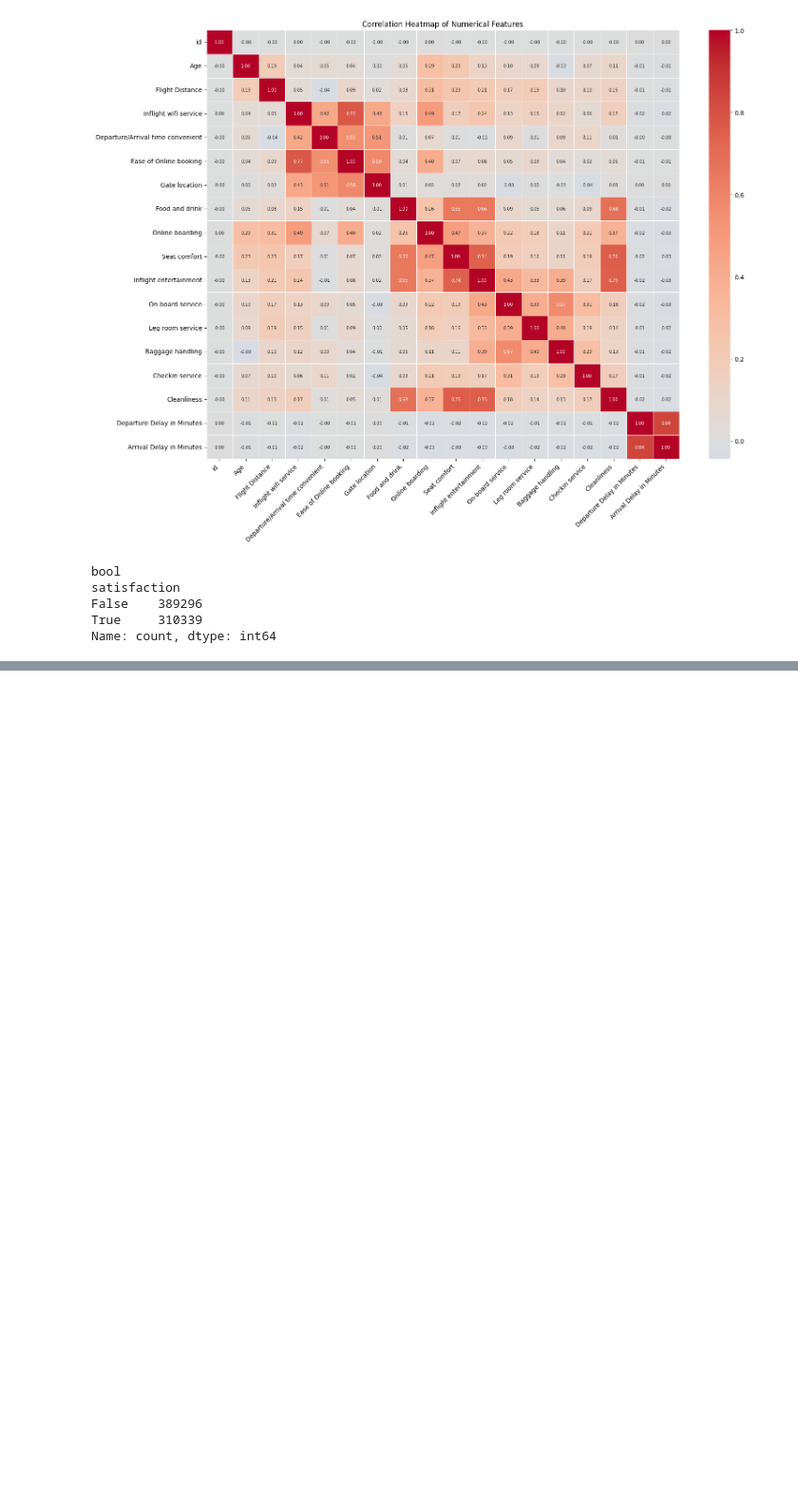
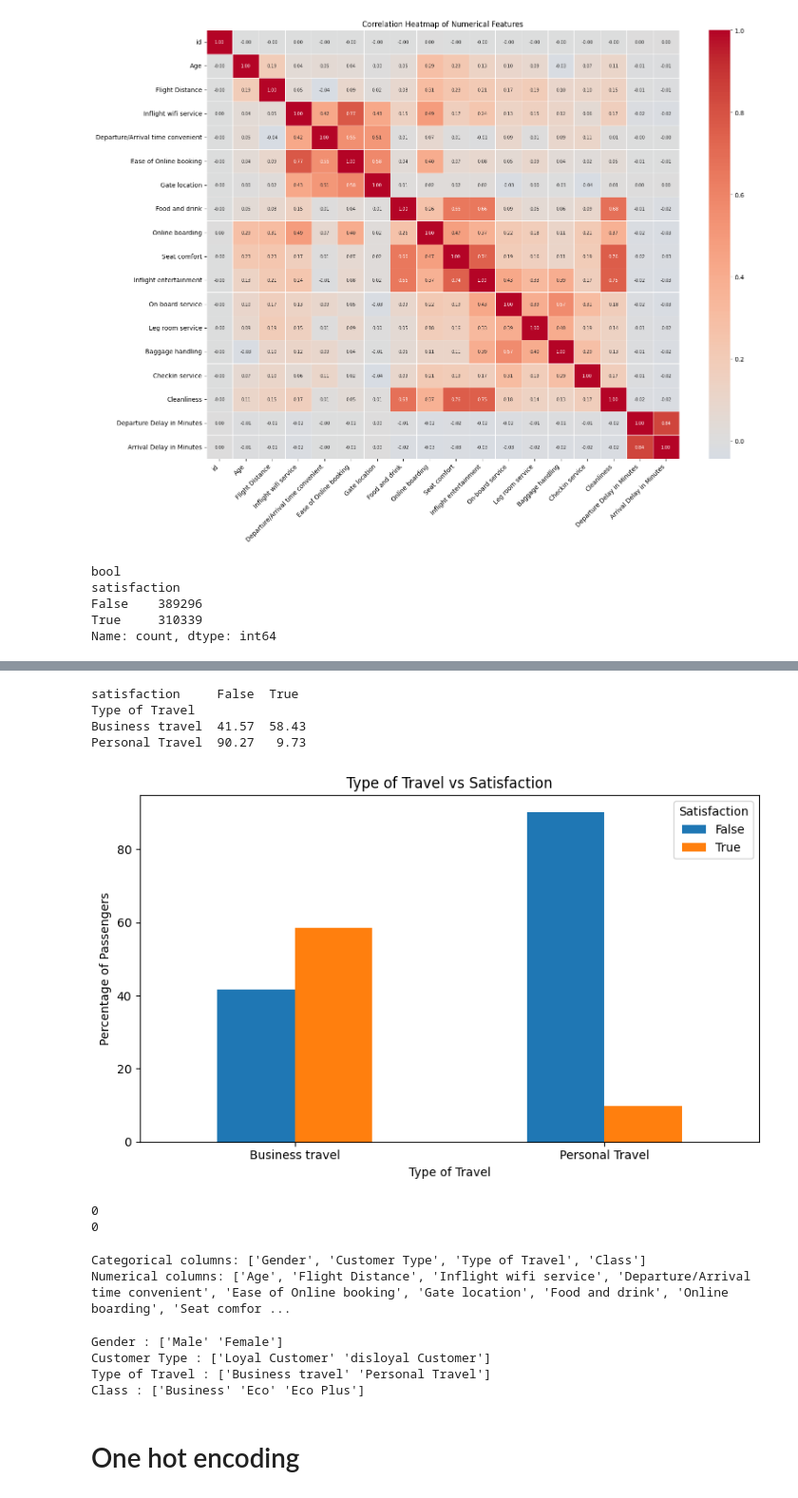
Before and after one commit to Gunjan934/Predicting-Airline-Satisfaction, a Jupyter notebook: predicting-airline-statisfaction.ipynb, the cells around one changed output, grey strips where cells are left out. Shown at 95% size. Drawn from its saved outputs; the diff is of its cells as text; code cells hidden in the pictures; blank space fills up the shorter version.

```diff
--- a/predicting-airline-statisfaction.ipynb
+++ b/predicting-airline-statisfaction.ipynb
@@ -553,0 +425,20 @@ Name: satisfaction_binary, dtype: float64
+# %%
+#customer satisfaction
+Travel_type_satisfaction = (train.groupby("Type of Travel")["satisfaction"].value_counts(normalize=True).mul(100).unstack())
+print(Travel_type_satisfaction.round(2))
+# %% [output]
+satisfaction     False  True
+Type of Travel
+Business travel  41.57  58.43
+Personal Travel  90.27   9.73
+# %%
+Travel_type_satisfaction.plot( kind="bar", figsize=(8, 5))
+plt.title("Type of Travel vs Satisfaction")
+plt.xlabel("Type of Travel")
+plt.ylabel("Percentage of Passengers")
+plt.xticks(rotation=0)
+plt.legend(title="Satisfaction")
+plt.tight_layout()
+plt.show()
+# %% [output]
+[figure, added]
@@ -553,0 +462,25 @@ Name: satisfaction_binary, dtype: float64
+# %%
+print(X_train.isnull().sum().sum())
+print(X_test.isnull().sum().sum())
+# %% [output]
+0
+0
+# %%
+categorical_columns = X_train.select_dtypes( include=["object", "category"]).columns.tolist()
+numerical_columns = X_train.select_dtypes(include="number").columns.tolist()
+
+print("Categorical columns:", categorical_columns)
+print("Numerical columns:", numerical_columns)
+# %% [output]
+Categorical columns: ['Gender', 'Customer Type', 'Type of Travel', 'Class']
+Numerical columns: ['Age', 'Flight Distance', 'Inflight wifi service', 'Departure/Arrival time convenient', 'Ease of Online booking', 'Gate location', 'Food and drink', 'Online boarding', 'Seat comfor ...
+# %%
+for col in categorical_columns:
+    print(col, ":", X_train[col].unique())
+# %% [output]
+Gender : ['Male' 'Female']
+Customer Type : ['Loyal Customer' 'disloyal Customer']
+Type of Travel : ['Business travel' 'Personal Travel']
+Class : ['Business' 'Eco' 'Eco Plus']
+# %% [markdown]
+# One hot encoding
```
Also changed, not shown: parts of 51 cells of this notebook.
